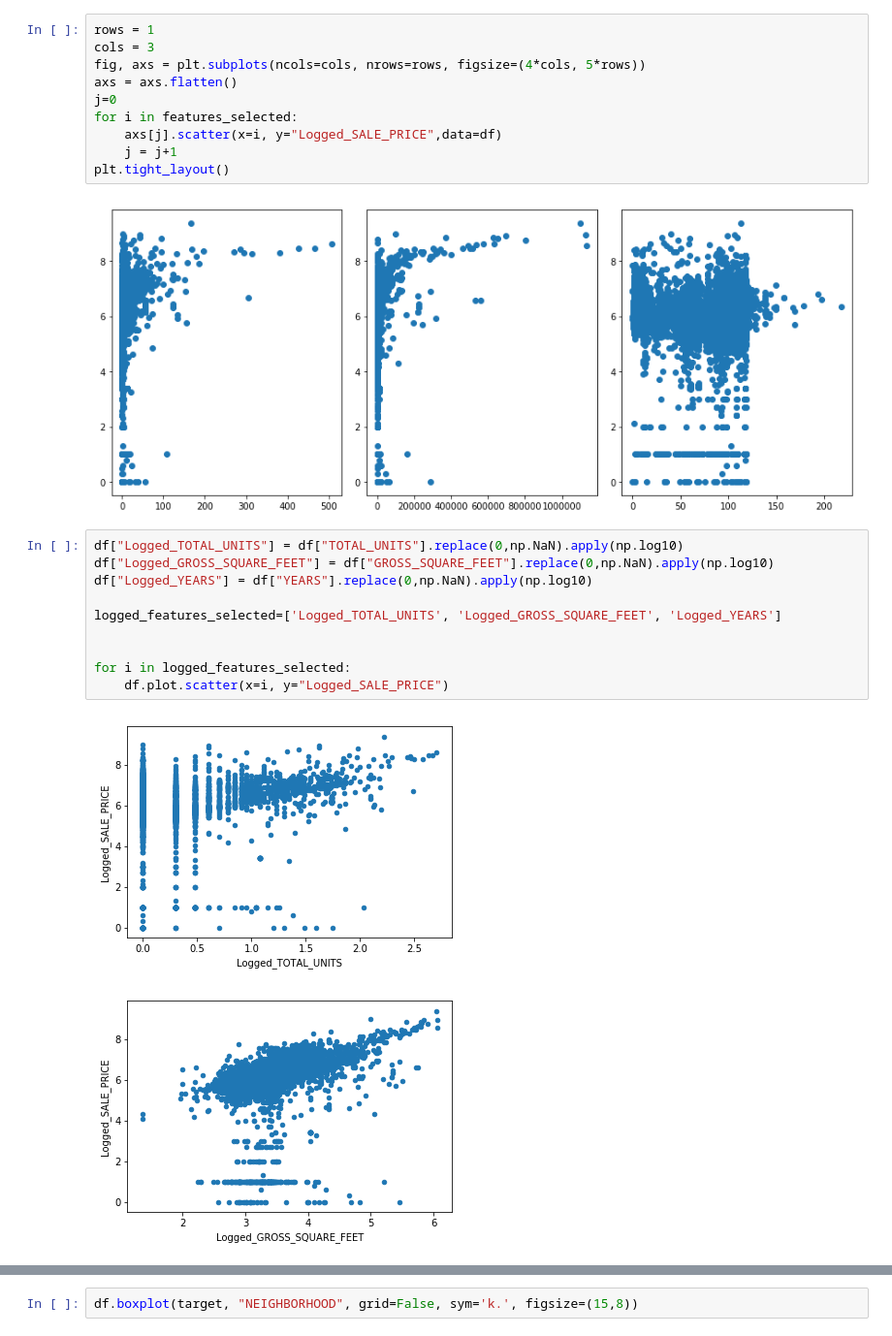
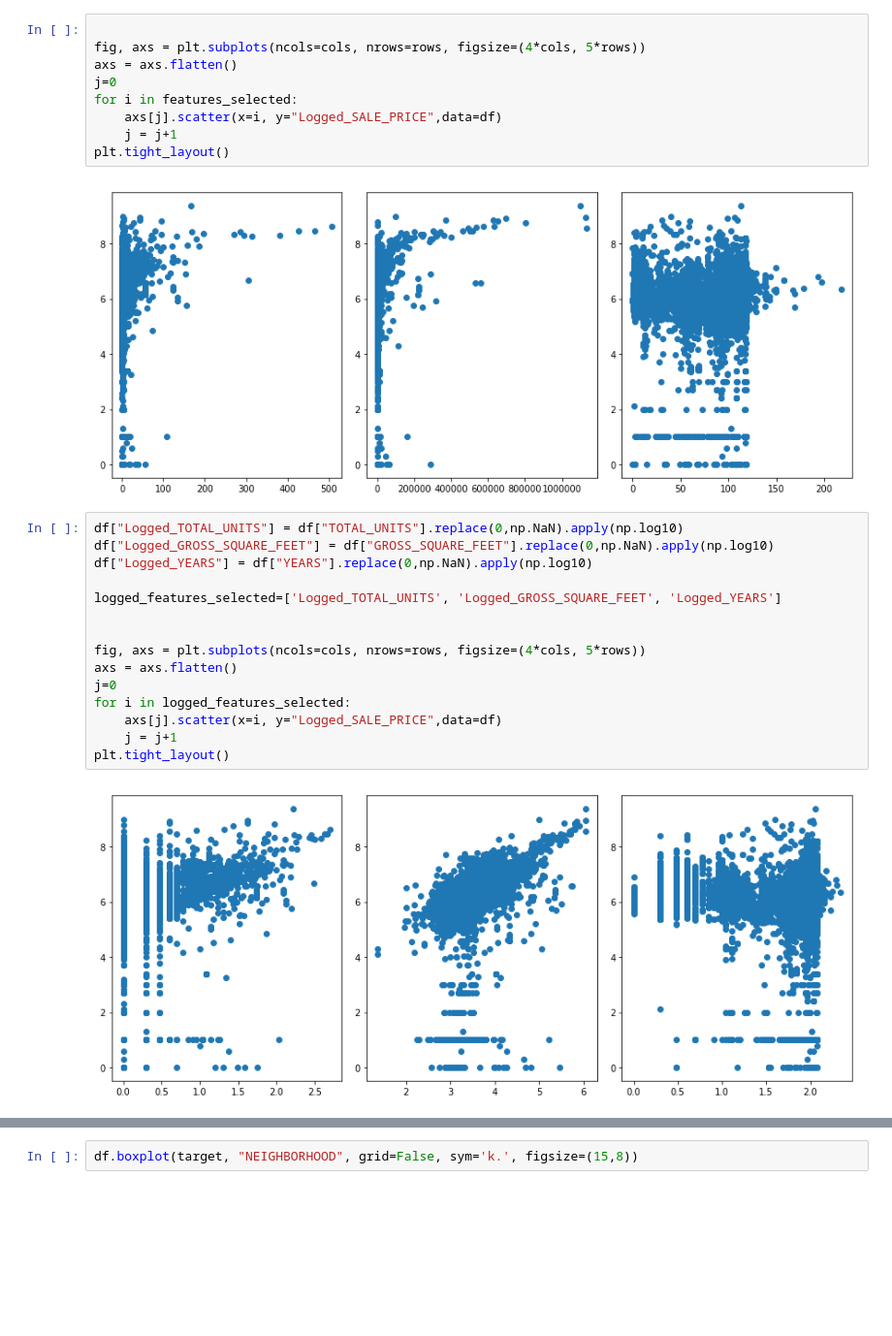
Before and after one commit to sg4455/NYCBuildingPrices, a Jupyter notebook: DM_Project_Ryo.ipynb, the cells around one changed output, grey strips where cells are left out. Shown: that part at 97% size. Drawn from its saved outputs; the diff is of its cells as text; blank space fills up the shorter version.

```diff
--- a/DM_Project_Ryo.ipynb
+++ b/DM_Project_Ryo.ipynb
@@ -480,8 +480,7 @@ plt.tight_layout()
 # %% [output]
 [figure]
 # %%
-rows = 1
-cols = 3
+
 fig, axs = plt.subplots(ncols=cols, nrows=rows, figsize=(4*cols, 5*rows))
 axs = axs.flatten()
 j=0
@@ -494,13 +493,17 @@ plt.tight_layout()
 # %%
 df["Logged_TOTAL_UNITS"] = df["TOTAL_UNITS"].replace(0,np.NaN).apply(np.log10)
 df["Logged_GROSS_SQUARE_FEET"] = df["GROSS_SQUARE_FEET"].replace(0,np.NaN).apply(np.log10)
 df["Logged_YEARS"] = df["YEARS"].replace(0,np.NaN).apply(np.log10)
 
 logged_features_selected=['Logged_TOTAL_UNITS', 'Logged_GROSS_SQUARE_FEET', 'Logged_YEARS']
 
 
+fig, axs = plt.subplots(ncols=cols, nrows=rows, figsize=(4*cols, 5*rows))
+axs = axs.flatten()
+j=0
 for i in logged_features_selected:
-    df.plot.scatter(x=i, y="Logged_SALE_PRICE")
+    axs[j].scatter(x=i, y="Logged_SALE_PRICE",data=df)
+    j = j+1
+plt.tight_layout()
 # %% [output]
-[figure, old version]
+[figure, new version]
-[figure, removed]
```
Also changed, not shown: parts of 4 cells of this notebook, 1 other file.
